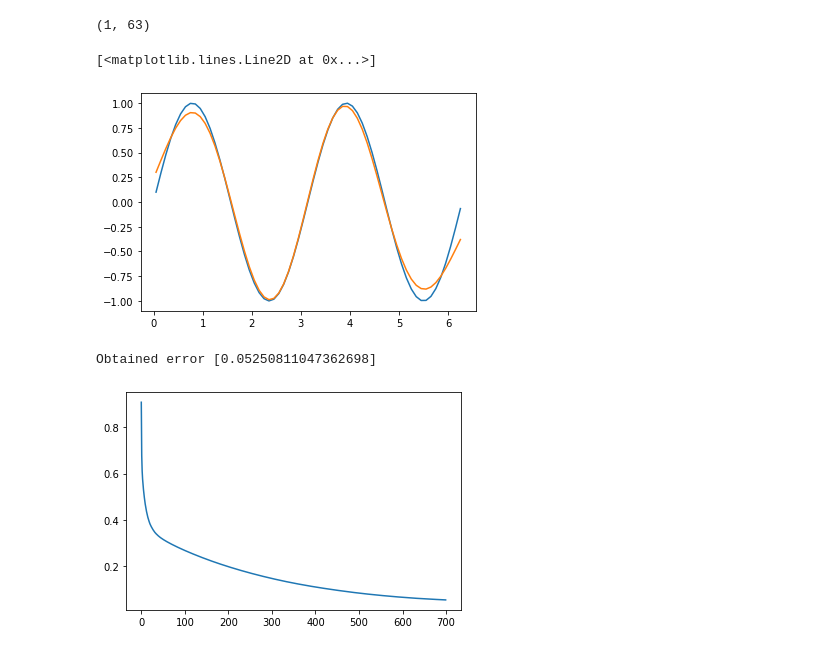
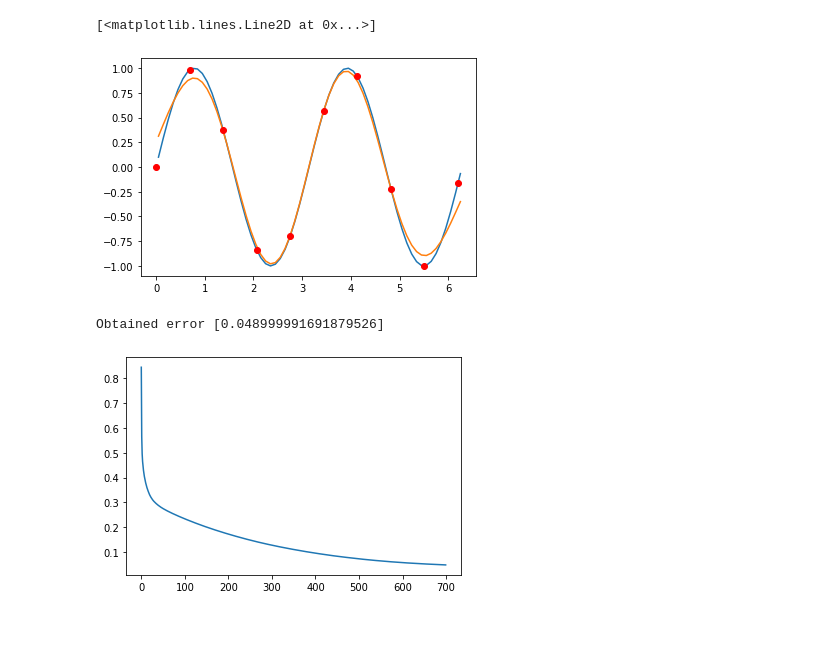
Before and after one commit to mattiasgullstrand/ANN_lab1, a Jupyter notebook: assignment_2_q.3.2.ipynb, the cells around one changed output. Cells and saved outputs as stored; diff of their text form; code cells hidden in the pictures.

```diff
--- a/assignment_2_q.3.2.ipynb
+++ b/assignment_2_q.3.2.ipynb
@@ -49,20 +50,17 @@ KeyboardInterrupt:
-# %%
-X_test.shape
-# %% [output]
-(1, 63)
 # %%
-rbf_net = RBF_Net(X_train, f_train.T, 10, weight_learn = 'delta')
+rbf_net = RBF_Net(X_train, f_train.T, 10, weight_learn = 'delta', CL = False)
 rbf_net.epochs = 700
 rbf_net.eta = 0.01
 rbf_net.train()
 f_approx = rbf_net.predict(X_test).flatten()
 plt.plot(X_test[0], f_test[0])
 plt.plot(X_test[0], f_approx)
+plt.plot(rbf_net.mus, sin_2(rbf_net.mus), 'bo', color = 'r')
 # %% [output]
 [<matplotlib.lines.Line2D at 0x...>]
-[figure, old version]
+[figure, new version]
 # %%
 rbf_net.plot_errors()
 # %% [output]
-Obtained error [0.05250811047362698]
+Obtained error [0.048999991691879526]
-[figure, old version]
+[figure, new version]
```
Also changed, not shown: parts of 1 cell of this notebook, 1 other file.
